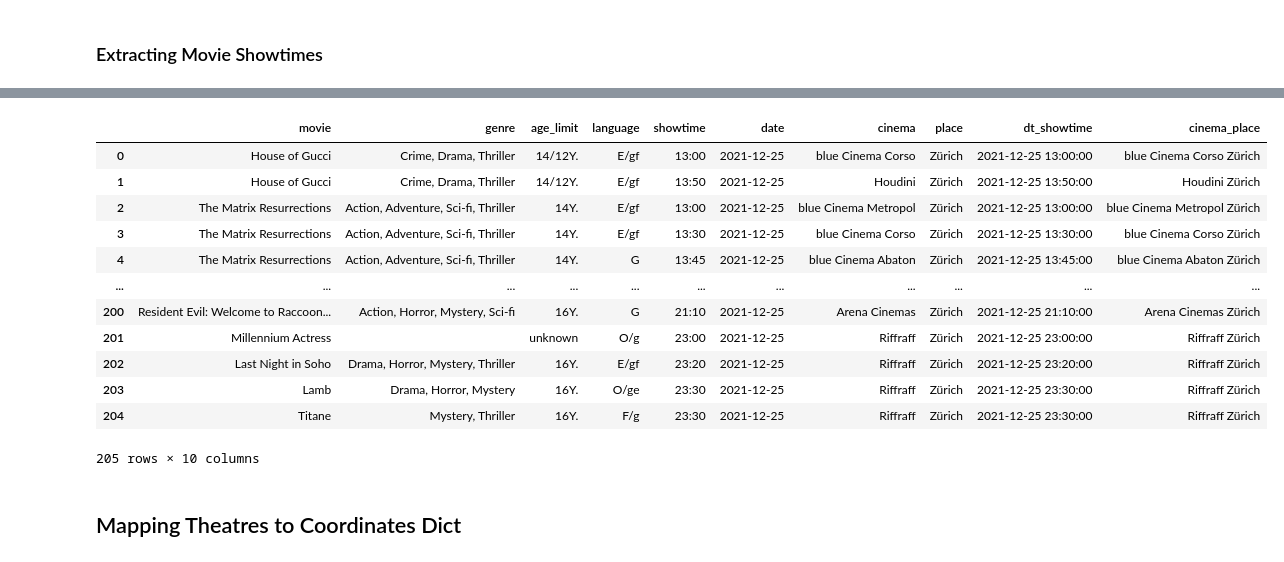
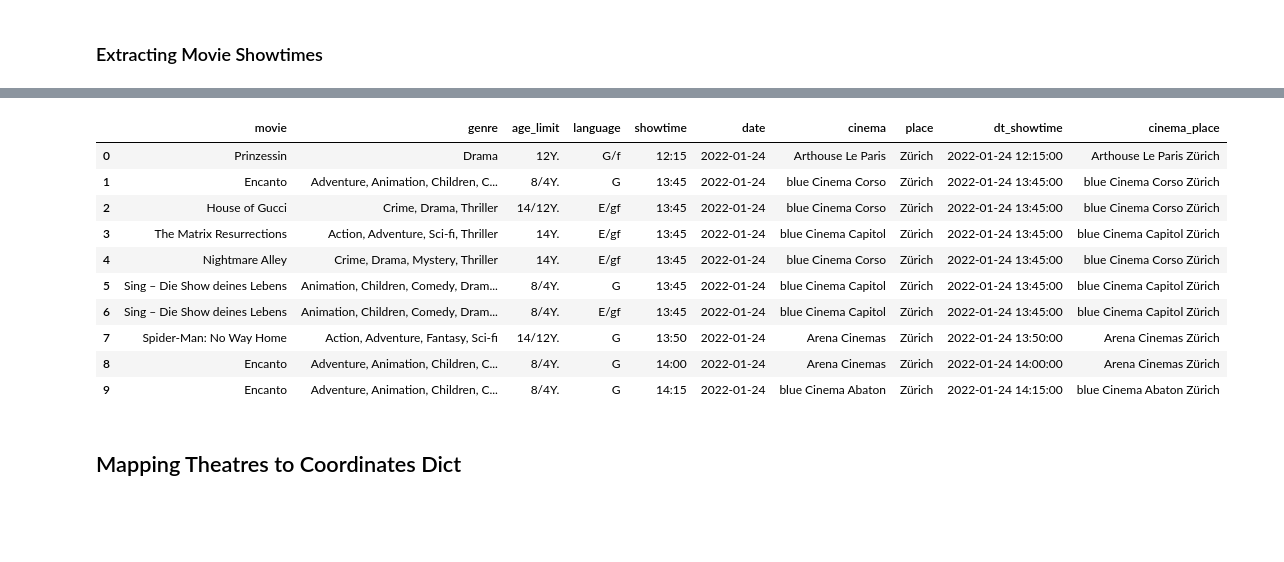
Before and after one commit to Alessine/cineman_streamlit_app, a Jupyter notebook: notebooks/211010_cineman_scraping.ipynb, the cells around one changed output, grey strips where cells are left out. Drawn from its saved outputs; the diff is of its cells as text; code cells hidden in the pictures; blank space fills up the shorter version.

```diff
--- a/notebooks/211010_cineman_scraping.ipynb
+++ b/notebooks/211010_cineman_scraping.ipynb
@@ -226,20 +204,18 @@ content.
 # %%
 movie_program_df = format_cineman_content(content)
-movie_program_df
+movie_program_df[0:10]
 # %% [output]
 |  | movie | genre | age_limit | language | showtime | date | cinema | place | dt_showtime | cinema_place |
-| 0 | House of Gucci | Crime, Drama, Thriller | 14/12Y. | E/gf | 13:00 | 2021-12-25 | blue Cinema Corso | Zürich | 2021-12-25 13:00:00 | blue Cinema Corso Zürich |
-| 1 | House of Gucci | Crime, Drama, Thriller | 14/12Y. | E/gf | 13:50 | 2021-12-25 | Houdini | Zürich | 2021-12-25 13:50:00 | Houdini Zürich |
-| 2 | The Matrix Resurrections | Action, Adventure, Sci-fi, Thriller | 14Y. | E/gf | 13:00 | 2021-12-25 | blue Cinema Metropol | Zürich | 2021-12-25 13:00:00 | blue Cinema Metropol Zürich |
-| 3 | The Matrix Resurrections | Action, Adventure, Sci-fi, Thriller | 14Y. | E/gf | 13:30 | 2021-12-25 | blue Cinema Corso | Zürich | 2021-12-25 13:30:00 | blue Cinema Corso Zürich |
-| 4 | The Matrix Resurrections | Action, Adventure, Sci-fi, Thriller | 14Y. | G | 13:45 | 2021-12-25 | blue Cinema Abaton | Zürich | 2021-12-25 13:45:00 | blue Cinema Abaton Zürich |
-| ... | ... | ... | ... | ... | ... | ... | ... | ... | ... | ... |
-| 200 | Resident Evil: Welcome to Raccoon... | Action, Horror, Mystery, Sci-fi | 16Y. | G | 21:10 | 2021-12-25 | Arena Cinemas | Zürich | 2021-12-25 21:10:00 | Arena Cinemas Zürich |
-| 201 | Millennium Actress |  | unknown | O/g | 23:00 | 2021-12-25 | Riffraff | Zürich | 2021-12-25 23:00:00 | Riffraff Zürich |
-| 202 | Last Night in Soho | Drama, Horror, Mystery, Thriller | 16Y. | E/gf | 23:20 | 2021-12-25 | Riffraff | Zürich | 2021-12-25 23:20:00 | Riffraff Zürich |
-| 203 | Lamb | Drama, Horror, Mystery | 16Y. | O/ge | 23:30 | 2021-12-25 | Riffraff | Zürich | 2021-12-25 23:30:00 | Riffraff Zürich |
-| 204 | Titane | Mystery, Thriller | 16Y. | F/g | 23:30 | 2021-12-25 | Riffraff | Zürich | 2021-12-25 23:30:00 | Riffraff Zürich |
+| 0 | Prinzessin | Drama | 12Y. | G/f | 12:15 | 2022-01-24 | Arthouse Le Paris | Zürich | 2022-01-24 12:15:00 | Arthouse Le Paris Zürich |
+| 1 | Encanto | Adventure, Animation, Children, C... | 8/4Y. | G | 13:45 | 2022-01-24 | blue Cinema Corso | Zürich | 2022-01-24 13:45:00 | blue Cinema Corso Zürich |
+| 2 | House of Gucci | Crime, Drama, Thriller | 14/12Y. | E/gf | 13:45 | 2022-01-24 | blue Cinema Corso | Zürich | 2022-01-24 13:45:00 | blue Cinema Corso Zürich |
+| 3 | The Matrix Resurrections | Action, Adventure, Sci-fi, Thriller | 14Y. | E/gf | 13:45 | 2022-01-24 | blue Cinema Capitol | Zürich | 2022-01-24 13:45:00 | blue Cinema Capitol Zürich |
+| 4 | Nightmare Alley | Crime, Drama, Mystery, Thriller | 14Y. | E/gf | 13:45 | 2022-01-24 | blue Cinema Corso | Zürich | 2022-01-24 13:45:00 | blue Cinema Corso Zürich |
+| 5 | Sing – Die Show deines Lebens | Animation, Children, Comedy, Dram... | 8/4Y. | G | 13:45 | 2022-01-24 | blue Cinema Capitol | Zürich | 2022-01-24 13:45:00 | blue Cinema Capitol Zürich |
+| 6 | Sing – Die Show deines Lebens | Animation, Children, Comedy, Dram... | 8/4Y. | E/gf | 13:45 | 2022-01-24 | blue Cinema Capitol | Zürich | 2022-01-24 13:45:00 | blue Cinema Capitol Zürich |
+| 7 | Spider-Man: No Way Home | Action, Adventure, Fantasy, Sci-fi | 14/12Y. | G | 13:50 | 2022-01-24 | Arena Cinemas | Zürich | 2022-01-24 13:50:00 | Arena Cinemas Zürich |
+| 8 | Encanto | Adventure, Animation, Children, C... | 8/4Y. | G | 14:00 | 2022-01-24 | Arena Cinemas | Zürich | 2022-01-24 14:00:00 | Arena Cinemas Zürich |
+| 9 | Encanto | Adventure, Animation, Children, C... | 8/4Y. | G | 14:15 | 2022-01-24 | blue Cinema Abaton | Zürich | 2022-01-24 14:15:00 | blue Cinema Abaton Zürich |
-205 rows × 10 columns
 # %% [markdown]
 ## Mapping Theatres to Coordinates Dict
 # %%
```
Also changed, not shown: parts of 5 cells of this notebook, 2 other files.
